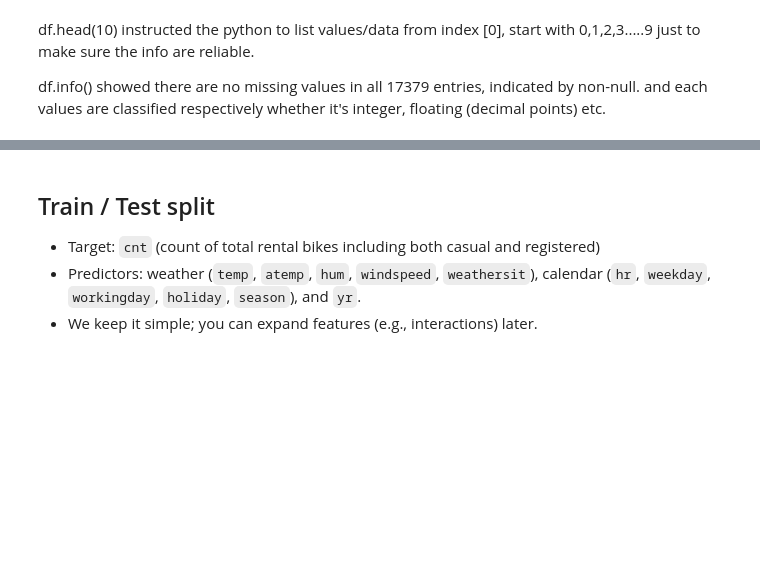
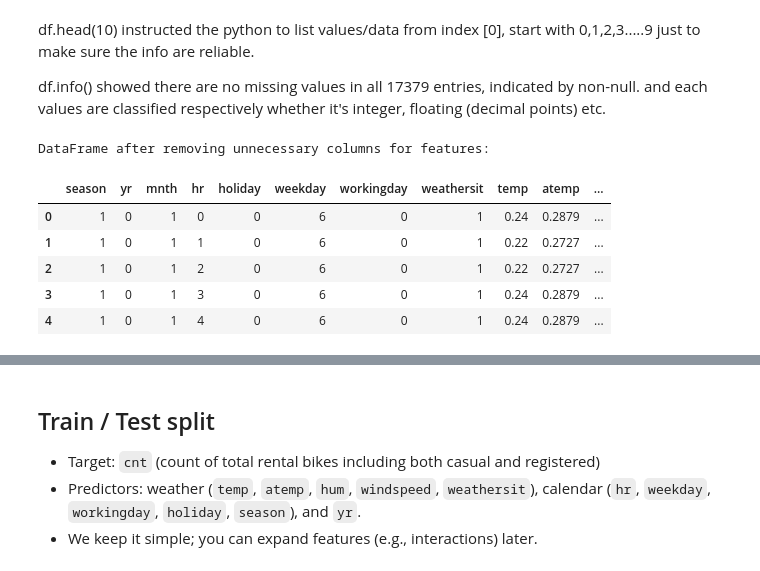
Before and after one commit to marziqhaqkim-dotcom/ai_course_exercises, a Jupyter notebook: Exercise_2_regression_model/Assignment_1_Regression_model.ipynb, the cells around one changed output, grey strips where cells are left out. Drawn from its saved outputs; the diff is of its cells as text; code cells hidden in the pictures; blank space fills up the shorter version.

```diff
--- a/Exercise_2_regression_model/Assignment_1_Regression_model.ipynb
+++ b/Exercise_2_regression_model/Assignment_1_Regression_model.ipynb
@@ -64,3 +64,24 @@ memory usage: 2.3+ MB
 df.head(10) instructed the python to list values/data from index [0], start with 0,1,2,3.....9 just to make sure the info are reliable.
 
 df.info() showed there are no missing values in all 17379 entries, indicated by non-null. and each values are classified respectively whether it's integer, floating (decimal points) etc.
+# %%
+df = df.iloc[:1000]
+df_processed = df.copy()
+# 'instant' is an index, 'dteday' is a date string with features extracted,
+# 'casual' and 'registered' are components of the target 'cnt'.
+# 'cnt' is the target variable itself, so it should not be a feature.
+drop_cols_for_features = ['instant', 'dteday', 'casual', 'registered', 'cnt']
+
+# Drop these columns to get the features for the model
+X_features = df_processed.drop(columns=drop_cols_for_features, errors='ignore')
+
+print("DataFrame after removing unnecessary columns for features:")
+display(X_features.head())
+# %% [output]
+DataFrame after removing unnecessary columns for features:
+|  | season | yr | mnth | hr | holiday | weekday | workingday | weathersit | temp | atemp | ... |
+| 0 | 1 | 0 | 1 | 0 | 0 | 6 | 0 | 1 | 0.24 | 0.2879 | ... |
+| 1 | 1 | 0 | 1 | 1 | 0 | 6 | 0 | 1 | 0.22 | 0.2727 | ... |
+| 2 | 1 | 0 | 1 | 2 | 0 | 6 | 0 | 1 | 0.22 | 0.2727 | ... |
+| 3 | 1 | 0 | 1 | 3 | 0 | 6 | 0 | 1 | 0.24 | 0.2879 | ... |
+| 4 | 1 | 0 | 1 | 4 | 0 | 6 | 0 | 1 | 0.24 | 0.2879 | ... |
```
Also changed, not shown: parts of 4 cells of this notebook.
